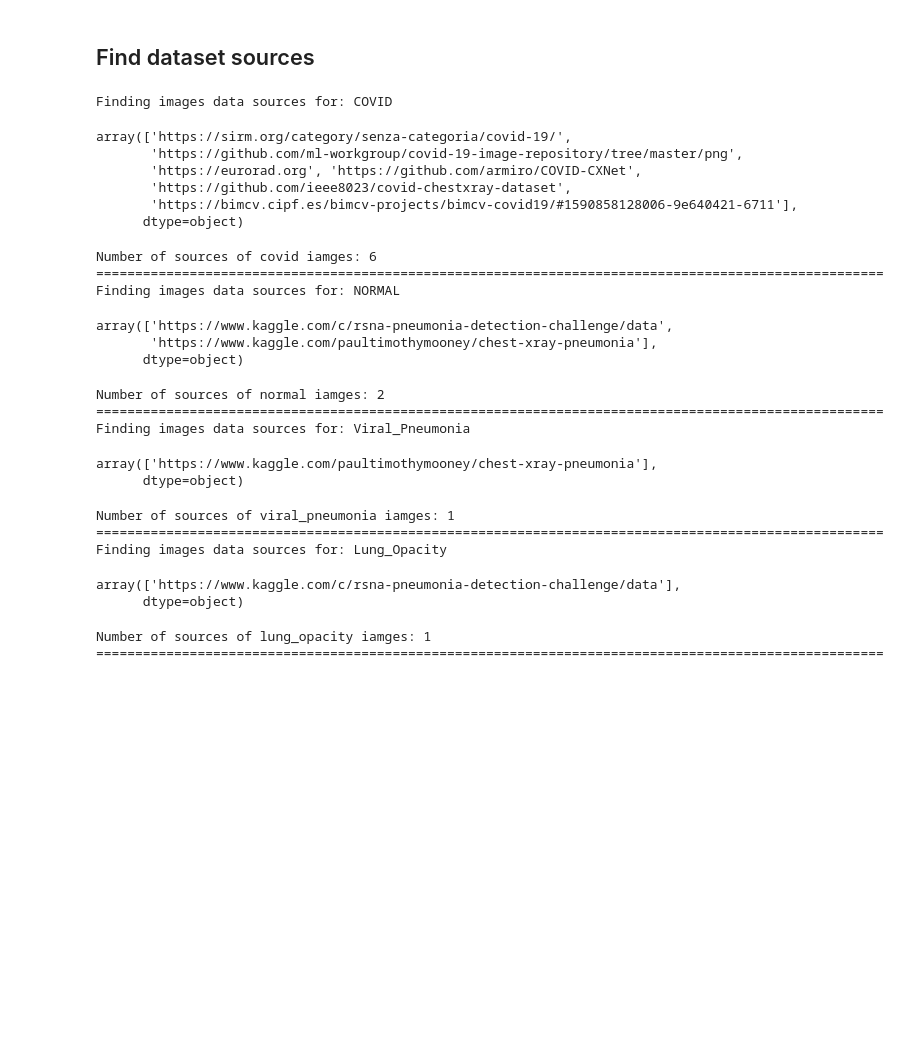
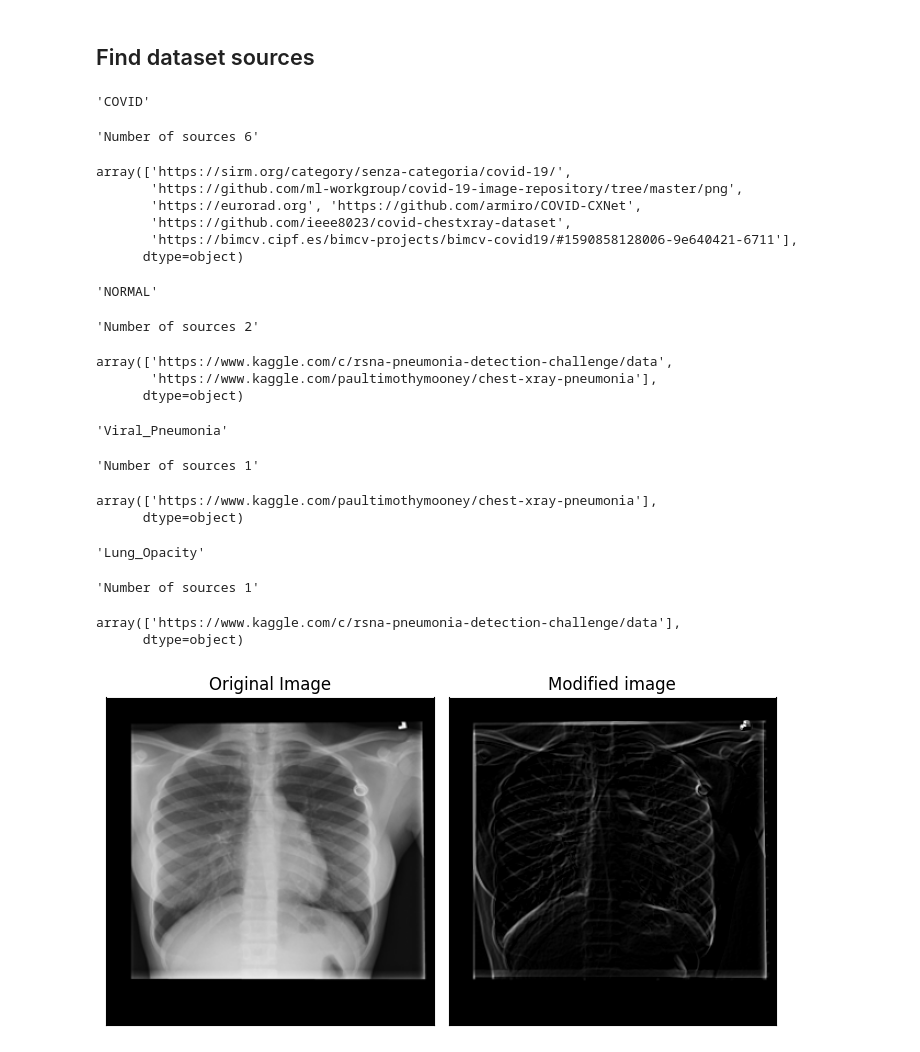
Before and after one commit to rehabaam/ds_covid19_project, a Jupyter notebook: notebooks/exploring_dataset.ipynb, the cells around one changed output. Saved outputs shown, nothing was run; the diff lists cells and outputs as text; code cells hidden in the pictures; blank space fills up the shorter version.

Commit message:
chore(notebook): adding statistics for image edges

```diff
--- a/notebooks/exploring_dataset.ipynb
+++ b/notebooks/exploring_dataset.ipynb
@@ -41,34 +40,47 @@ Processing images for: Lung_Opacity
 ## Find dataset sources
 # %%
 for i in dataset:
-    print('Finding images data sources for:',i)
     stats = pd.read_csv('../data/raw/'+i.lower()+'_metadata.csv', index_col=0)
-    display(stats.URL.unique())
-    print('Number of sources of '+i.lower()+' iamges:',len(stats.URL.unique()))
-    print('=====================================================================================================')
+    display(i, 'Number of sources '+str(len( stats.URL.unique())),  stats.URL.unique())
 # %% [output]
-Finding images data sources for: COVID
+'COVID'
-array(['https://sirm.org/category/senza-categoria/covid-19/',
-       'https://github.com/ml-workgroup/covid-19-image-repository/tree/master/png',
-       'https://eurorad.org', 'https://github.com/armiro/COVID-CXNet',
-       'https://github.com/ieee8023/covid-chestxray-dataset',
-       'https://bimcv.cipf.es/bimcv-projects/bimcv-covid19/#1590858128006-9e640421-6711'],
-      dtype=object)
+'Number of sources 6'
-Number of sources of covid iamges: 6
-=====================================================================================================
-Finding images data sources for: NORMAL
+array(['https://sirm.org/category/senza-categoria/covid-19/',
+       'https://github.com/ml-workgroup/covid-19-image-repository/tree/master/png',
+       'https://eurorad.org', 'https://github.com/armiro/COVID-CXNet',
+       'https://github.com/ieee8023/covid-chestxray-dataset',
+       'https://bimcv.cipf.es/bimcv-projects/bimcv-covid19/#1590858128006-9e640421-6711'],
+      dtype=object)
-array(['https://www.kaggle.com/c/rsna-pneumonia-detection-challenge/data',
-       'https://www.kaggle.com/paultimothymooney/chest-xray-pneumonia'],
-      dtype=object)
+'NORMAL'
-Number of sources of normal iamges: 2
-=====================================================================================================
-Finding images data sources for: Viral_Pneumonia
+'Number of sources 2'
-array(['https://www.kaggle.com/paultimothymooney/chest-xray-pneumonia'],
+array(['https://www.kaggle.com/c/rsna-pneumonia-detection-challenge/data',
+       'https://www.kaggle.com/paultimothymooney/chest-xray-pneumonia'],
       dtype=object)
-Number of sources of viral_pneumonia iamges: 1
-=====================================================================================================
-Finding images data sources for: Lung_Opacity
+'Viral_Pneumonia'
-array(['https://www.kaggle.com/c/rsna-pneumonia-detection-challenge/data'],
-      dtype=object)
+'Number of sources 1'
-Number of sources of lung_opacity iamges: 1
-=====================================================================================================
+array(['https://www.kaggle.com/paultimothymooney/chest-xray-pneumonia'],
+      dtype=object)
+'Lung_Opacity'
+'Number of sources 1'
+array(['https://www.kaggle.com/c/rsna-pneumonia-detection-challenge/data'],
+      dtype=object)
+# %%
+# Import the necessary Libraries
+import cv2
+from src.preprocessing.image_preprocessor import plot_image
+
+# Read image from disk.
+img = cv2.imread('../../COVID-19_Radiography_Dataset/Normal/images/normal-1.png')
+#img = cv2.imread('../../COVID-19_Radiography_Dataset/COVID/images/covid-1.png')
+# Convert BGR image to RGB
+ddept=cv2.CV_8U
+
+x = cv2.Sobel(img, ddept, 1,0, ksize=3, scale=1)
+y = cv2.Sobel(img, ddept, 0,1, ksize=3, scale=1)
+absx= cv2.convertScaleAbs(x)
+absy = cv2.convertScaleAbs(y)
+edge = cv2.addWeighted(absx, 0.5, absy, 0.5,0)
+
+plot_image(img,edge)
+# %% [output]
+[figure, added]
```
Also changed, not shown: parts of 3 cells of this notebook.
